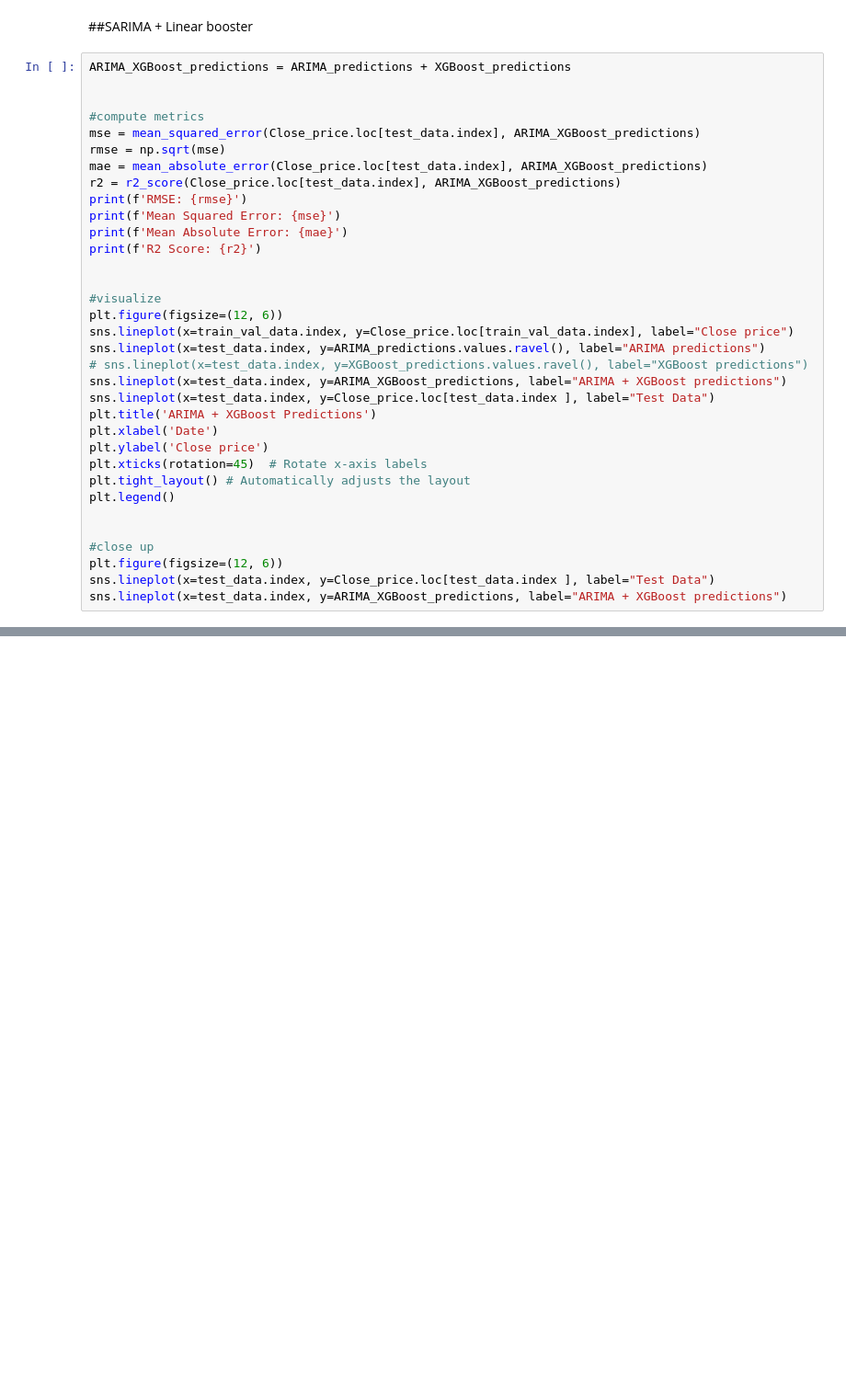
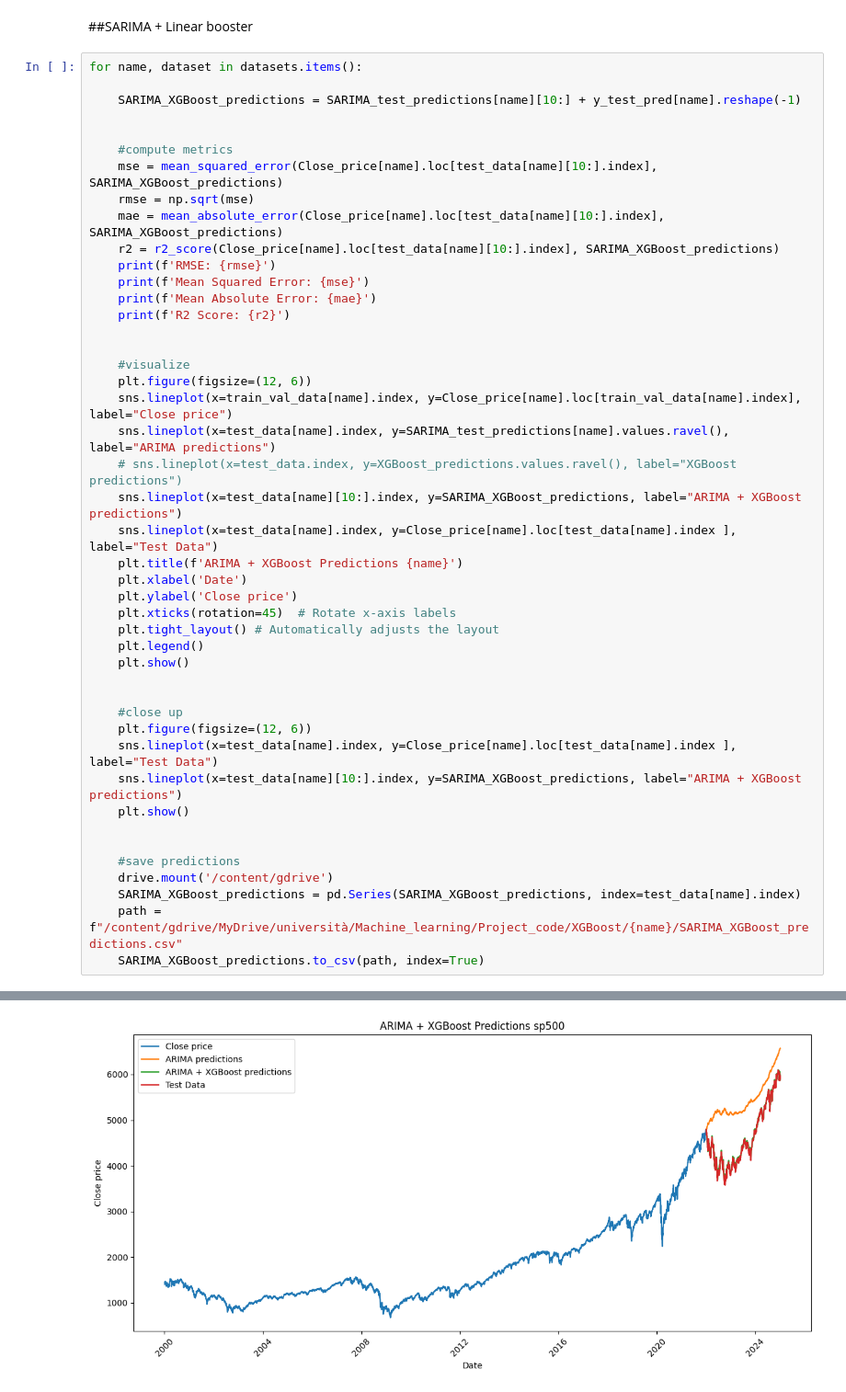
Before and after one commit to andreadamiano/Arbitrated-Dynamic-Ensemble, a Jupyter notebook: Project_code/XGBoost/XGBoost model.ipynb, the cells around one changed output, grey strips where cells are left out. Shown at 92% size. Saved outputs shown, nothing was run; the diff lists cells and outputs as text; blank space fills up the shorter version.

Commit message:
added another dataset

```diff
--- a/Project_code/XGBoost/XGBoost model.ipynb
+++ b/Project_code/XGBoost/XGBoost model.ipynb
@@ -735,36 +780,48 @@ R2 Score: 0.9888507723808289
 # %% [markdown]
 ##SARIMA + Linear booster
 # %%
-ARIMA_XGBoost_predictions = ARIMA_predictions + XGBoost_predictions
+for name, dataset in datasets.items():
+
+    SARIMA_XGBoost_predictions = SARIMA_test_predictions[name][10:] + y_test_pred[name].reshape(-1)
 
 
-#compute metrics
-mse = mean_squared_error(Close_price.loc[test_data.index], ARIMA_XGBoost_predictions)
-rmse = np.sqrt(mse)
-mae = mean_absolute_error(Close_price.loc[test_data.index], ARIMA_XGBoost_predictions)
-r2 = r2_score(Close_price.loc[test_data.index], ARIMA_XGBoost_predictions)
-print(f'RMSE: {rmse}')
-print(f'Mean Squared Error: {mse}')
-print(f'Mean Absolute Error: {mae}')
-print(f'R2 Score: {r2}')
+    #compute metrics
+    mse = mean_squared_error(Close_price[name].loc[test_data[name][10:].index], SARIMA_XGBoost_predictions)
+    rmse = np.sqrt(mse)
+    mae = mean_absolute_error(Close_price[name].loc[test_data[name][10:].index], SARIMA_XGBoost_predictions)
+    r2 = r2_score(Close_price[name].loc[test_data[name][10:].index], SARIMA_XGBoost_predictions)
+    print(f'RMSE: {rmse}')
+    print(f'Mean Squared Error: {mse}')
+    print(f'Mean Absolute Error: {mae}')
+    print(f'R2 Score: {r2}')
 
 
-#visualize
-plt.figure(figsize=(12, 6))
-sns.lineplot(x=train_val_data.index, y=Close_price.loc[train_val_data.index], label="Close price")
-sns.lineplot(x=test_data.index, y=ARIMA_predictions.values.ravel(), label="ARIMA predictions")
-# sns.lineplot(x=test_data.index, y=XGBoost_predictions.values.ravel(), label="XGBoost predictions")
-sns.lineplot(x=test_data.index, y=ARIMA_XGBoost_predictions, label="ARIMA + XGBoost predictions")
-sns.lineplot(x=test_data.index, y=Close_price.loc[test_data.index ], label="Test Data")
-plt.title('ARIMA + XGBoost Predictions')
-plt.xlabel('Date')
-plt.ylabel('Close price')
-plt.xticks(rotation=45)  # Rotate x-axis labels
-plt.tight_layout() # Automatically adjusts the layout
-plt.legend()
+    #visualize
+    plt.figure(figsize=(12, 6))
+    sns.lineplot(x=train_val_data[name].index, y=Close_price[name].loc[train_val_data[name].index], label="Close price")
+    sns.lineplot(x=test_data[name].index, y=SARIMA_test_predictions[name].values.ravel(), label="ARIMA predictions")
+    # sns.lineplot(x=test_data.index, y=XGBoost_predictions.values.ravel(), label="XGBoost predictions")
+    sns.lineplot(x=test_data[name][10:].index, y=SARIMA_XGBoost_predictions, label="ARIMA + XGBoost predictions")
+    sns.lineplot(x=test_data[name].index, y=Close_price[name].loc[test_data[name].index ], label="Test Data")
+    plt.title(f'ARIMA + XGBoost Predictions {name}')
+    plt.xlabel('Date')
+    plt.ylabel('Close price')
+    plt.xticks(rotation=45)  # Rotate x-axis labels
+    plt.tight_layout() # Automatically adjusts the layout
+    plt.legend()
+    plt.show()
 
 
-#close up
-plt.figure(figsize=(12, 6))
-sns.lineplot(x=test_data.index, y=Close_price.loc[test_data.index ], label="Test Data")
-sns.lineplot(x=test_data.index, y=ARIMA_XGBoost_predictions, label="ARIMA + XGBoost predictions")
+    #close up
+    plt.figure(figsize=(12, 6))
+    sns.lineplot(x=test_data[name].index, y=Close_price[name].loc[test_data[name].index ], label="Test Data")
+    sns.lineplot(x=test_data[name][10:].index, y=SARIMA_XGBoost_predictions, label="ARIMA + XGBoost predictions")
+    plt.show()
+
+
+    #save predictions
+    drive.mount('/content/gdrive')
+    SARIMA_XGBoost_predictions = pd.Series(SARIMA_XGBoost_predictions, index=test_data[name].index)
+    path = f"/content/gdrive/MyDrive/università/Machine_learning/Project_code/XGBoost/{name}/SARIMA_XGBoost_predictions.csv"
+    SARIMA_XGBoost_predictions.to_csv(path, index=True)
+# %% [output]
@@ -770,0 +832 @@ sns.lineplot(x=test_data.index, y=ARIMA_XGBoost_predictions, label="ARIMA + XGBo
+[figure, added]
```
Also changed, not shown: parts of 11 cells of this notebook, 49 other files.
